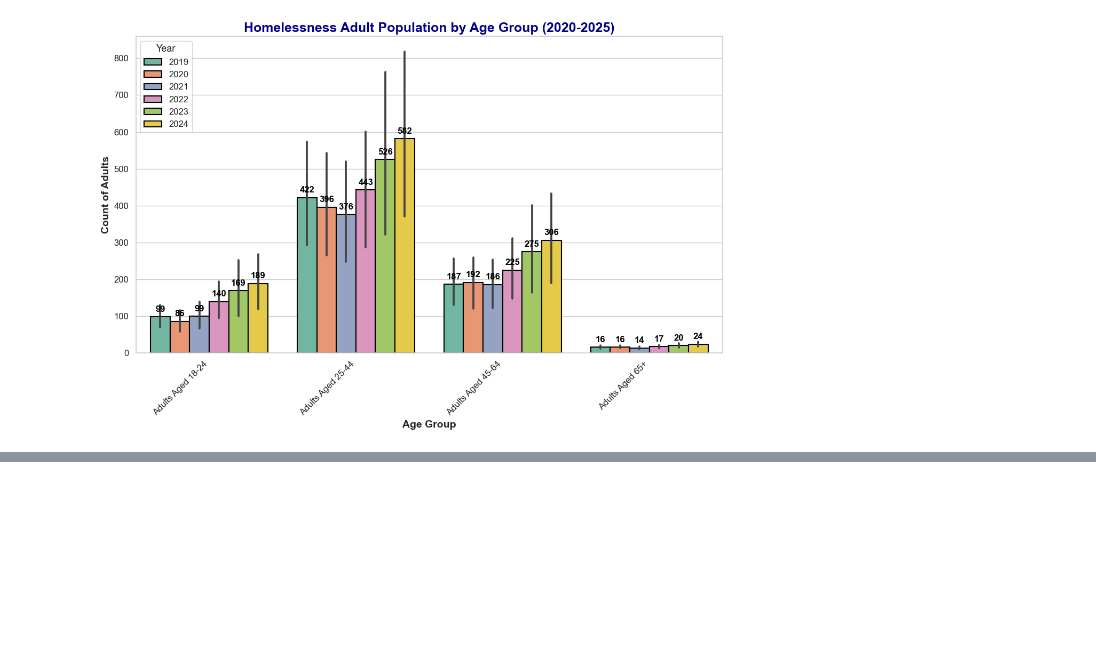
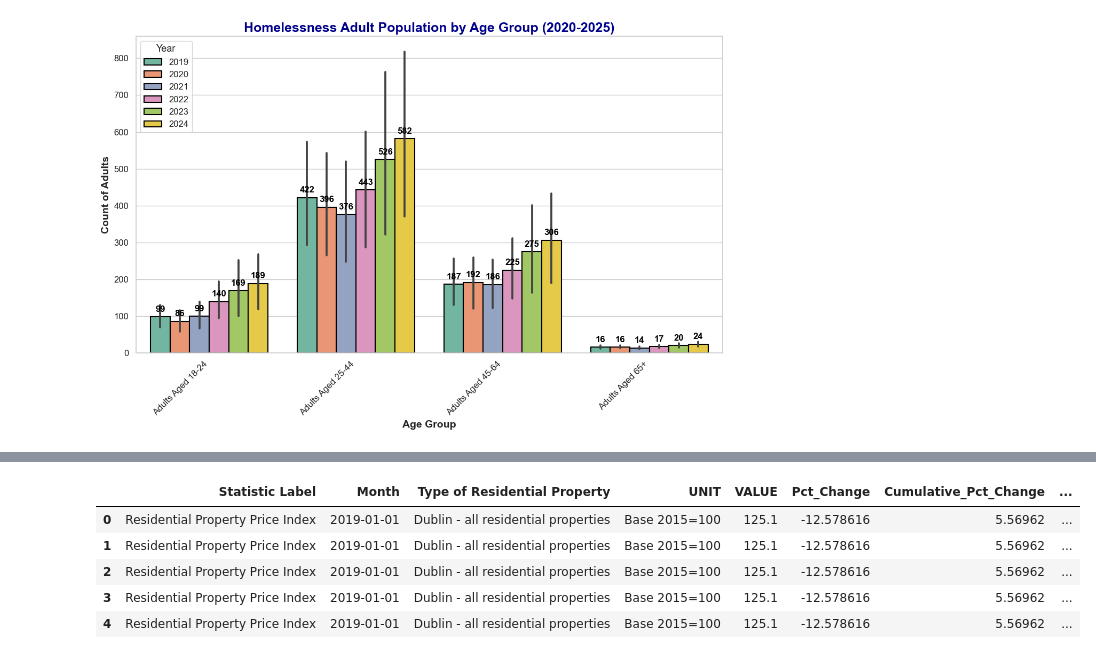
Before and after one commit to RobAstur/Programming-for-data-analytics, a Jupyter notebook: Project/project_version2.ipynb, the cells around one changed output, grey strips where cells are left out. Cells and saved outputs as stored; diff of their text form; code cells hidden in the pictures; blank space fills up the shorter version.

```diff
--- a/Project/project_version2.ipynb
+++ b/Project/project_version2.ipynb
@@ -728,0 +753,9 @@ plt.show()
+# %%
+df_merged.head()
+# %% [output]
+|  | Statistic Label | Month | Type of Residential Property | UNIT | VALUE | Pct_Change | Cumulative_Pct_Change | ... |
+| 0 | Residential Property Price Index | 2019-01-01 | Dublin - all residential properties | Base 2015=100 | 125.1 | -12.578616 | 5.56962 | ... |
+| 1 | Residential Property Price Index | 2019-01-01 | Dublin - all residential properties | Base 2015=100 | 125.1 | -12.578616 | 5.56962 | ... |
+| 2 | Residential Property Price Index | 2019-01-01 | Dublin - all residential properties | Base 2015=100 | 125.1 | -12.578616 | 5.56962 | ... |
+| 3 | Residential Property Price Index | 2019-01-01 | Dublin - all residential properties | Base 2015=100 | 125.1 | -12.578616 | 5.56962 | ... |
+| 4 | Residential Property Price Index | 2019-01-01 | Dublin - all residential properties | Base 2015=100 | 125.1 | -12.578616 | 5.56962 | ... |
```
Also changed, not shown: parts of 3 cells of this notebook.
